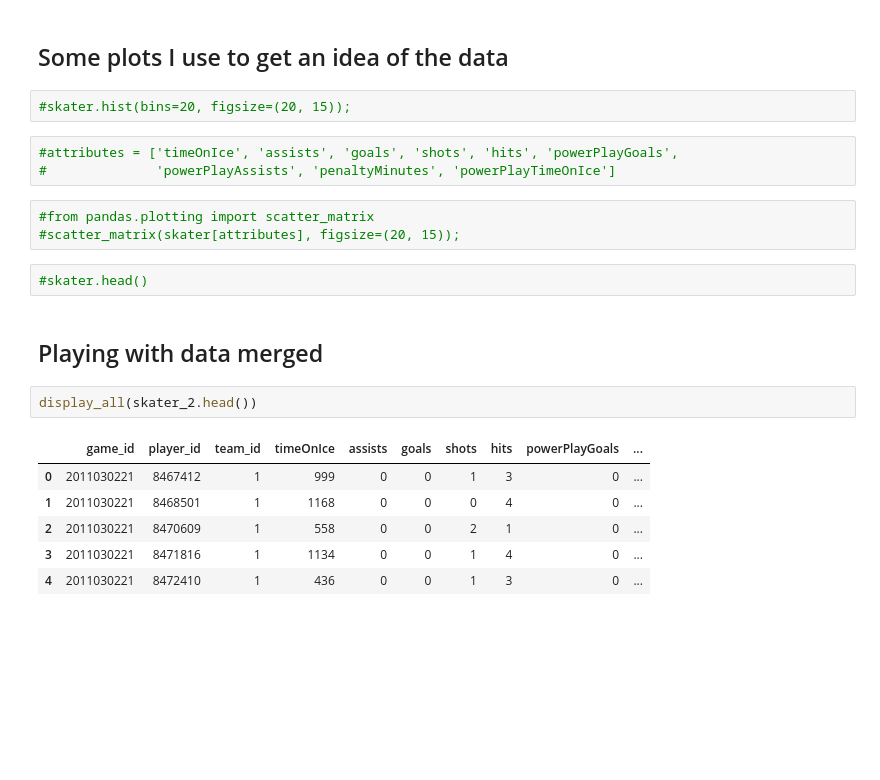
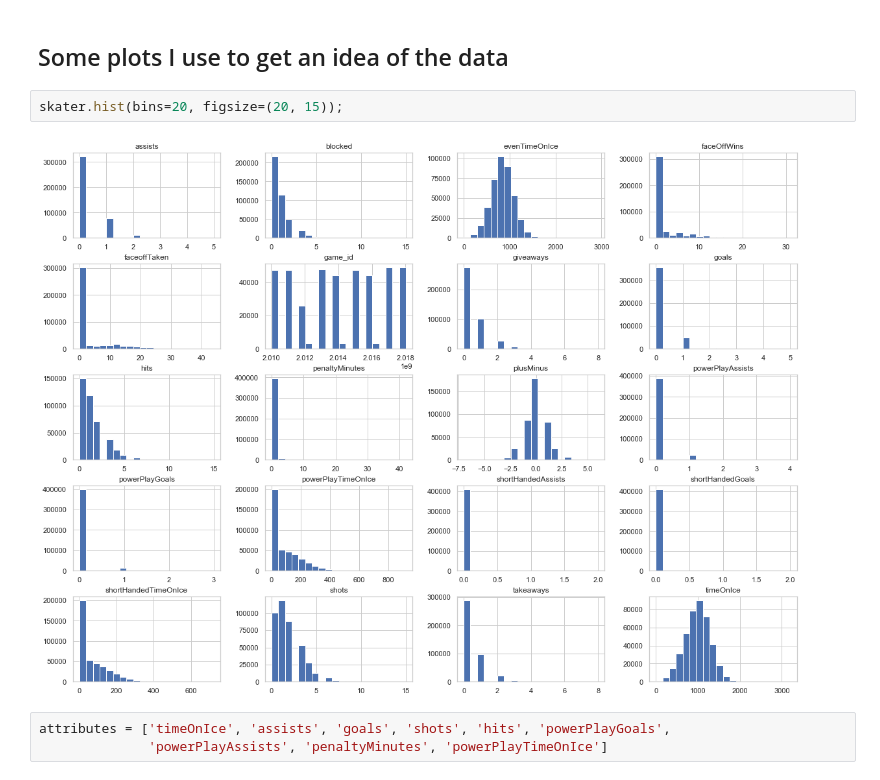
Before and after one commit to pwolter/HockeyStats, a Jupyter notebook: Hockey_fun.ipynb, the cells around one changed output. Cells and saved outputs as stored; diff of their text form; blank space fills up the shorter version.

```diff
--- a/Hockey_fun.ipynb
+++ b/Hockey_fun.ipynb
@@ -700,23 +721,9 @@ game.head()
 # %% [markdown]
 ## Some plots I use to get an idea of the data
 # %%
-#skater.hist(bins=20, figsize=(20, 15));
+skater.hist(bins=20, figsize=(20, 15));
+# %% [output]
+[figure, added]
 # %%
-#attributes = ['timeOnIce', 'assists', 'goals', 'shots', 'hits', 'powerPlayGoals',
-#              'powerPlayAssists', 'penaltyMinutes', 'powerPlayTimeOnIce']
+attributes = ['timeOnIce', 'assists', 'goals', 'shots', 'hits', 'powerPlayGoals',
+              'powerPlayAssists', 'penaltyMinutes', 'powerPlayTimeOnIce']
-# %%
-#from pandas.plotting import scatter_matrix
-#scatter_matrix(skater[attributes], figsize=(20, 15));
-# %%
-#skater.head()
-# %% [markdown]
-## Playing with data merged
-# %%
-display_all(skater_2.head())
-# %% [output]
-|  | game_id | player_id | team_id | timeOnIce | assists | goals | shots | hits | powerPlayGoals | ... |
-| 0 | 2011030221 | 8467412 | 1 | 999 | 0 | 0 | 1 | 3 | 0 | ... |
-| 1 | 2011030221 | 8468501 | 1 | 1168 | 0 | 0 | 0 | 4 | 0 | ... |
-| 2 | 2011030221 | 8470609 | 1 | 558 | 0 | 0 | 2 | 1 | 0 | ... |
-| 3 | 2011030221 | 8471816 | 1 | 1134 | 0 | 0 | 1 | 4 | 0 | ... |
-| 4 | 2011030221 | 8472410 | 1 | 436 | 0 | 0 | 1 | 3 | 0 | ... |
```
Also changed, not shown: parts of 27 cells of this notebook, 1 other file.
